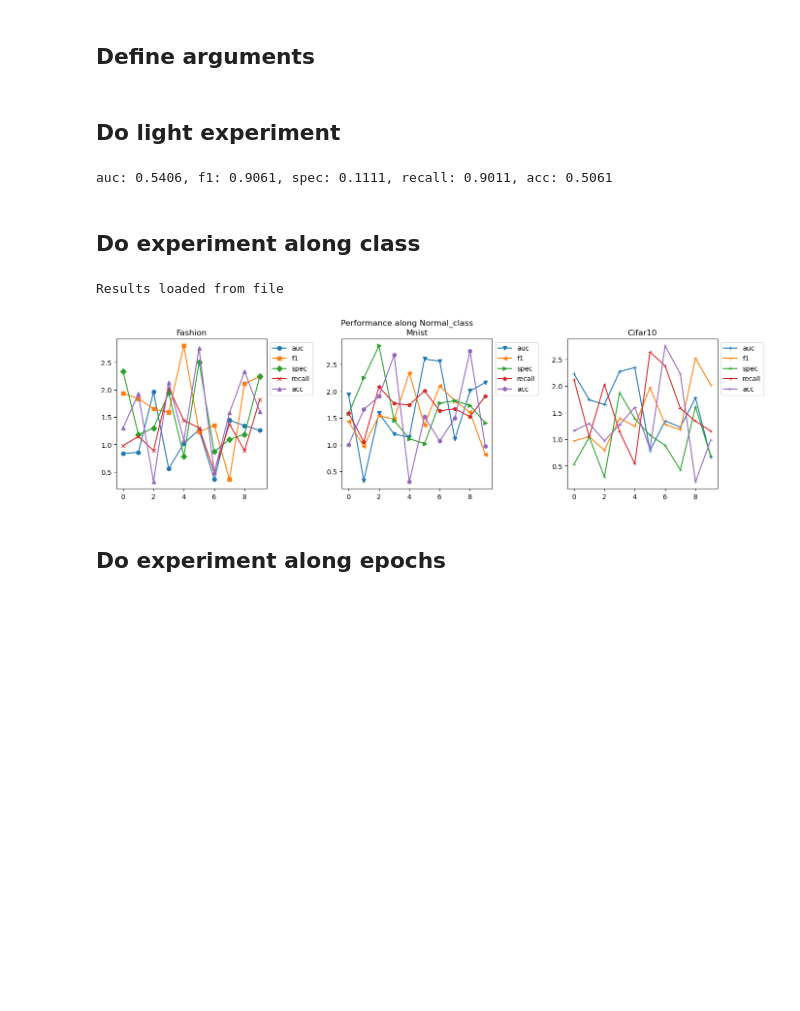
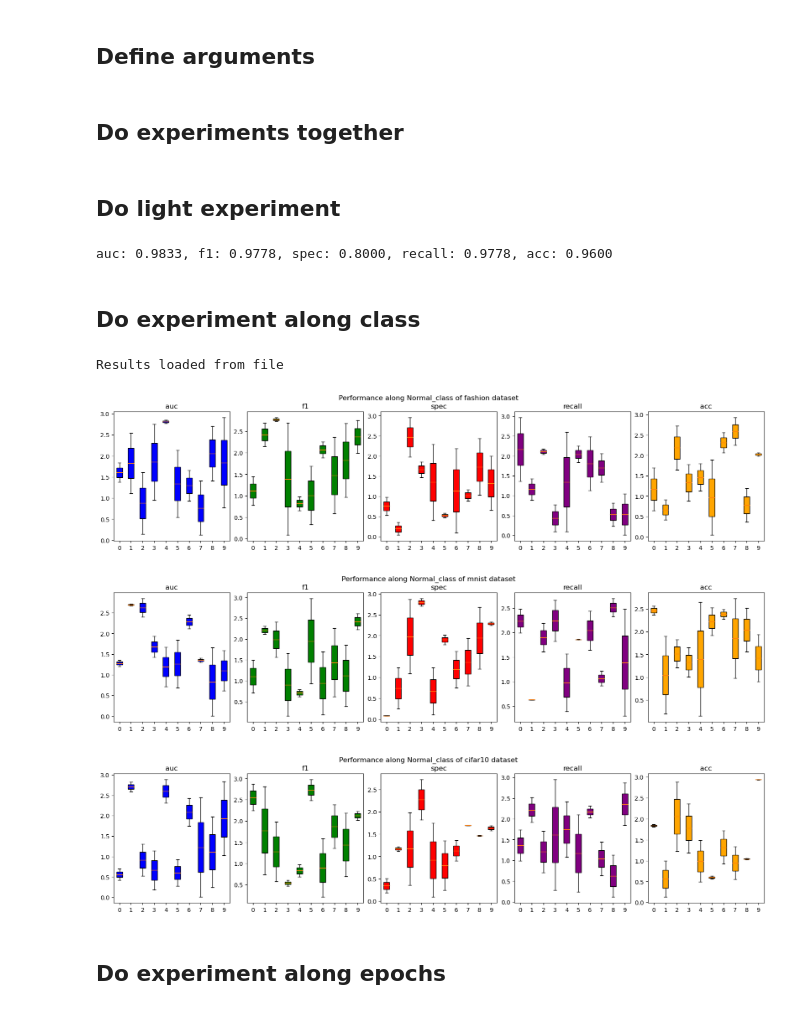
Before and after one commit to SoulMind01/FewShot-demo, a Jupyter notebook: experiment.ipynb, the cells around one changed output. Saved outputs shown, nothing was run; the diff lists cells and outputs as text; code cells hidden in the pictures; blank space fills up the shorter version.

Commit message:
improve boxplot add config.json to control multiple experiments
reallocate code arrangements

```diff
--- a/experiment.ipynb
+++ b/experiment.ipynb
@@ -27,32 +34,69 @@ c:\Users\11709\anaconda3\python.exe
 ## Define arguments
 # %%
 args = init_args()
+# %% [markdown]
+## Do experiments together
+# %%
+import json
+from tqdm import tqdm
+num_test_data = 500
+class_range = np.arange(0, 10, 1)
+test_experiment = False
+
+with open('config.json', 'r') as f:
+  config = json.load(f)
+conf_features = config['features']
+conf_feature_ranges = config['feature_ranges']
+conf_specify_xticks = config['specify_xticks']
+
+for feature in tqdm(conf_features, desc=f'Running experiment'):
+  args = init_args()
+  experiment_name = f'{feature}_experiment'
+  feature_name = feature
+  feature_range = np.arange(
+    conf_feature_ranges[feature][0],
+    conf_feature_ranges[feature][1],
+    conf_feature_ranges[feature][2]
+  )
+  specify_xticks = np.arange(
+    conf_specify_xticks[feature][0],
+    conf_specify_xticks[feature][1],
+    conf_specify_xticks[feature][2]
+  ) if feature in conf_specify_xticks else None
+  do_experiment(
+    args=args,
+    experiment_name=experiment_name,
+    feature_name=feature_name,
+    feature_range=feature_range,
+    num_test_data=num_test_data,
+    class_range=class_range,
+    test_experiment=test_experiment,
+    specify_xticks=specify_xticks
+  )
 # %% [markdown]
 ## Do light experiment
 # %%
-args.dataset='cifar10'
-args.k = 4
-df, auc, f1, precision, recall, acc = train(args, 200)
+df, auc, f1, precision, recall, acc, _ = train(args, 200)
 args = reset_args(args)
 # %% [output]
-auc: 0.5406, f1: 0.9061, spec: 0.1111, recall: 0.9011, acc: 0.5061
+auc: 0.9833, f1: 0.9778, spec: 0.8000, recall: 0.9778, acc: 0.9600
 # %% [markdown]
 ## Do experiment along class
 # %%
 do_experiment(
     args=args,
     experiment_name='class_experiment',
     feature_name='normal_class',
     feature_range=np.arange(0, 10, 1),
     num_test_data=500,
     class_range=np.arange(0, 2, 1),
-    quick_run=False,
-    test_experiment=False,
-    boxplot=False
+    test_experiment=True,
 )
 # %% [output]
 Results loaded from file
-[figure, old version]
+[figure, new version]
+[figure, added]
+[figure, added]
 # %% [markdown]
 ## Do experiment along epochs
 # %%
```
Also changed, not shown: parts of 32 cells of this notebook, 9 other files.
